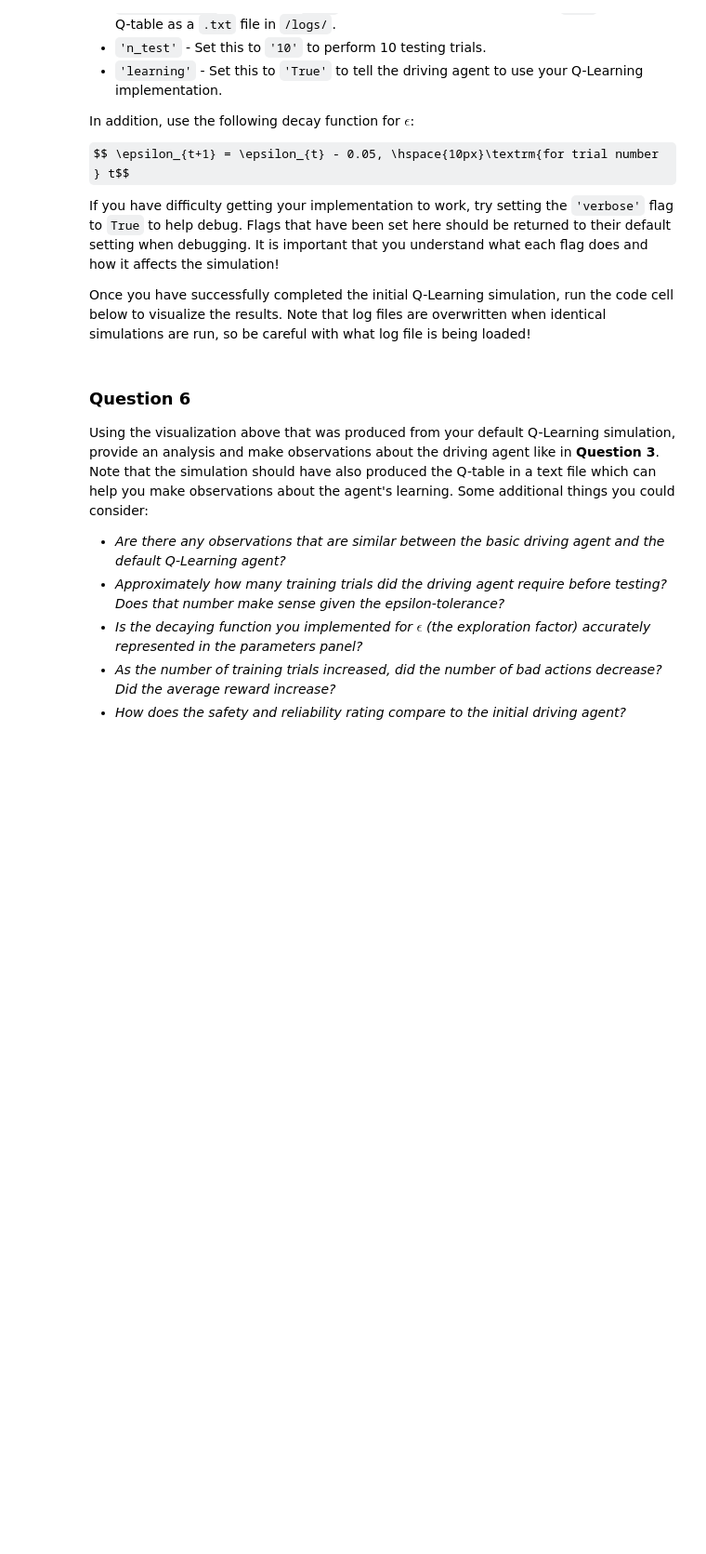
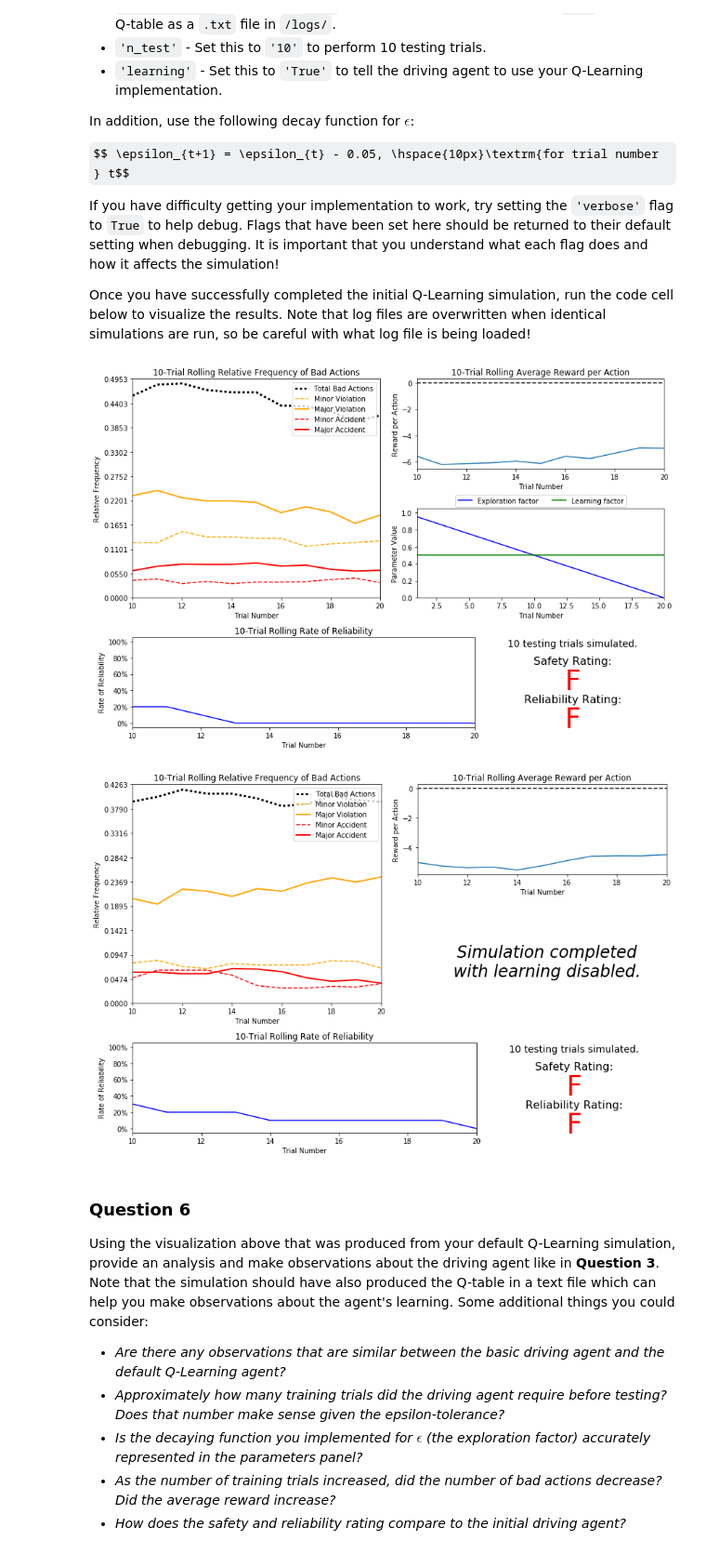
Before and after one commit to AnDaoLe/Junk, a Jupyter notebook: smartcab-new/smartcab.ipynb, the cells around one changed output. Shown at 93% size. Drawn from its saved outputs; the diff is of its cells as text; code cells hidden in the pictures; some formulas as TeX source; blank space fills up the shorter version.

```diff
--- a/smartcab-new/smartcab.ipynb
+++ b/smartcab-new/smartcab.ipynb
@@ -181,6 +181,10 @@ Once you have successfully completed the initial Q-Learning simulation, run the
 # %%
 # Load the 'sim_default-learning' file from the default Q-Learning simulation
 vs.plot_trials('sim_default-learning.csv')
+vs.plot_trials('sim_no-learning.csv')
+# %% [output]
+[figure, added]
+[figure, added]
 # %% [markdown]
 ### Question 6
 Using the visualization above that was produced from your default Q-Learning simulation, provide an analysis and make observations about the driving agent like in **Question 3**. Note that the simulation should have also produced the Q-table in a text file which can help you make observations about the agent's learning. Some additional things you could consider:
```
Also changed, not shown: parts of 1 cell of this notebook, 2 other files.
